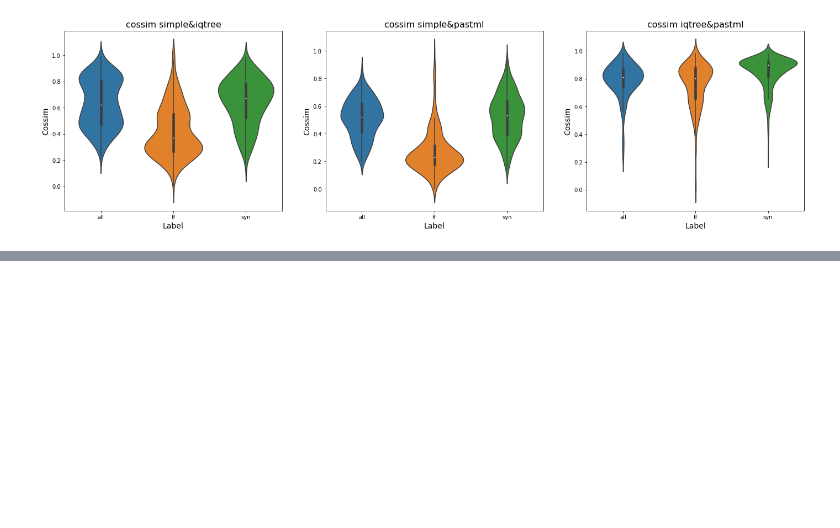
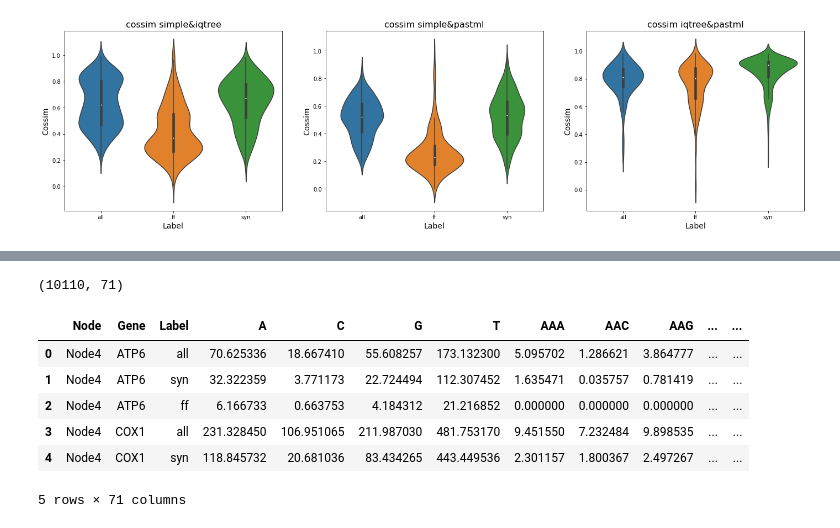
Before and after one commit to mitoclub/PyMutSpec, a Jupyter notebook: notebooks/pastml_report.ipynb, the cells around one changed output, grey strips where cells are left out. Cells and saved outputs as stored; diff of their text form; code cells hidden in the pictures; blank space fills up the shorter version.

```diff
--- a/notebooks/pastml_report.ipynb
+++ b/notebooks/pastml_report.ipynb
@@ -412,0 +430,12 @@ for i, cs_col in enumerate(sims_df.columns[-3:]):
+# %%
+print(freqs_pastml.shape)
+freqs_pastml.head()
+# %% [output]
+(10110, 71)
+|  | Node | Gene | Label | A | C | G | T | AAA | AAC | AAG | ... | ... |
+| 0 | Node4 | ATP6 | all | 70.625336 | 18.667410 | 55.608257 | 173.132300 | 5.095702 | 1.286621 | 3.864777 | ... | ... |
+| 1 | Node4 | ATP6 | syn | 32.322359 | 3.771173 | 22.724494 | 112.307452 | 1.635471 | 0.035757 | 0.781419 | ... | ... |
+| 2 | Node4 | ATP6 | ff | 6.166733 | 0.663753 | 4.184312 | 21.216852 | 0.000000 | 0.000000 | 0.000000 | ... | ... |
+| 3 | Node4 | COX1 | all | 231.328450 | 106.951065 | 211.987030 | 481.753170 | 9.451550 | 7.232484 | 9.898535 | ... | ... |
+| 4 | Node4 | COX1 | syn | 118.845732 | 20.681036 | 83.434265 | 443.449536 | 2.301157 | 1.800367 | 2.497267 | ... | ... |
+5 rows × 71 columns
```
Also changed, not shown: parts of 19 cells of this notebook, 4 other files.
